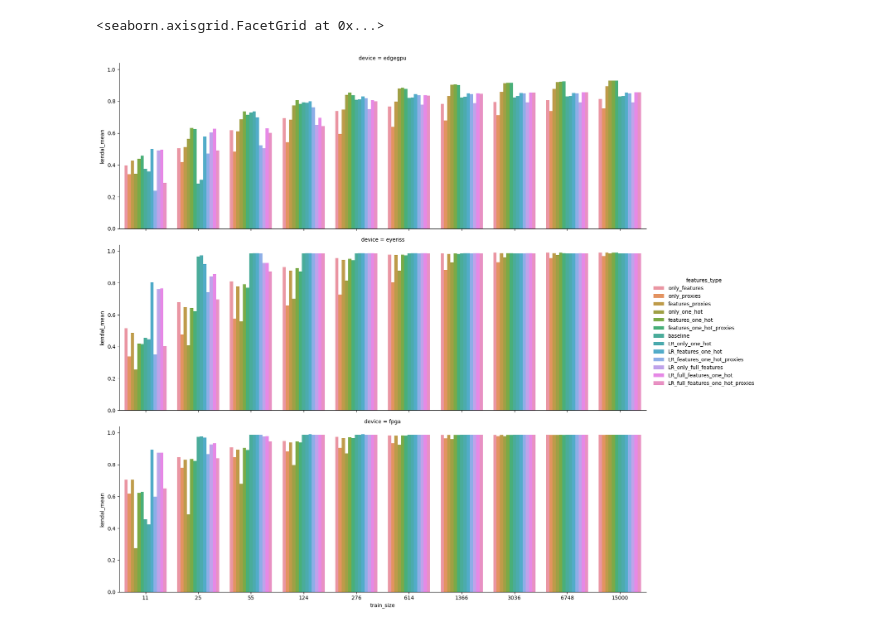
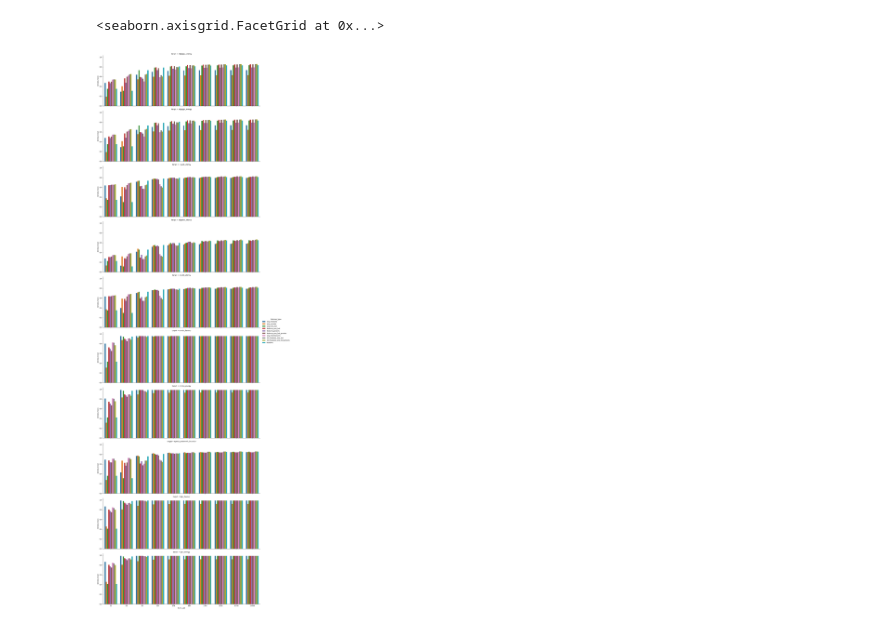
Before and after one commit to PetraVidnerova/performance_prediction, a Jupyter notebook: results.ipynb, the cells around one changed output. Drawn from its saved outputs; the diff is of its cells as text; code cells hidden in the pictures.

```diff
--- a/results.ipynb
+++ b/results.ipynb
@@ -1,8 +1,14 @@
 # %%
 import pandas as pd
 # %%
-df1 = pd.read_csv("experiment_result.csv", index_col=0)
-df2 = pd.read_csv("experiment2_result.csv", index_col=0)
+#df1 = pd.read_csv("results/MLP1_MLP2_MLP3_result.csv", index_col=0)
+#df2 = pd.read_csv("results/MLP4_MLP5_MLP6_result.csv", index_col=0)
+#df3 = pd.read_csv("results/MLP7_MLP8_MLP9_result.csv", index_col=0)
+#df4 = pd.read_csv("results/MLP10_result.csv", index_col=0)
+
+df1 = pd.read_csv("results/Linear_result.csv", index_col=0)
+#df1 = pd.read_csv("results/MLP7_MLP8_MLP9_result.csv")
+#df1 = df1[df1["model"] == "MLP8"]
 # %%
-df = pd.concat([df1, df2], axis=0)
-df
+#df = pd.concat([df1, df2, df3, df4], axis=0)
+df = df1
@@ -23,5 +15,8 @@ df
 # %%
-baseline = pd.read_csv("baseline.csv")
+baseline = pd.read_csv("results/Linear_result.csv")
+baseline = baseline[baseline["features_type"]=="only_one_hot"]
 baseline["features_type"] = "baseline"
+baseline["model"] = "baseline"
+#baseline["target"] = baseline["device"].apply(lambda x: x+"_energy")
 baseline
 # %% [output]
@@ -67,19 +38,20 @@ import matplotlib.pyplot as plt
 import seaborn as sns
 # %%
 sel = df.drop(columns=["model", "random_seed", "repeat", "r2_mean", "r2_std", "kendal_std"])
-lr = lr.drop(columns=["model", "random_seed", "repeat", "r2_mean", "r2_std", "kendal_std"])
-sel = pd.concat([sel, baseline, lr])
+sel = pd.concat([sel, baseline])
+#sel = sel[sel["features_type"].isin(["baseline", "features_one_hot"])]
+#sel = sel[sel["model"].isin(["MLP8", "MLP10", "baseline"])]
 sns.catplot(
     data=sel,
     x="train_size",
     y="kendal_mean",
     hue="features_type",
     kind="bar",
-    row="device",
+    row="target",
     aspect=3
 )
 # %% [output]
 <seaborn.axisgrid.FacetGrid at 0x...>
-[figure, old version]
+[figure, new version]
 # %%
 device="edgegpu"
```
Also changed, not shown: parts of 4 cells of this notebook.
